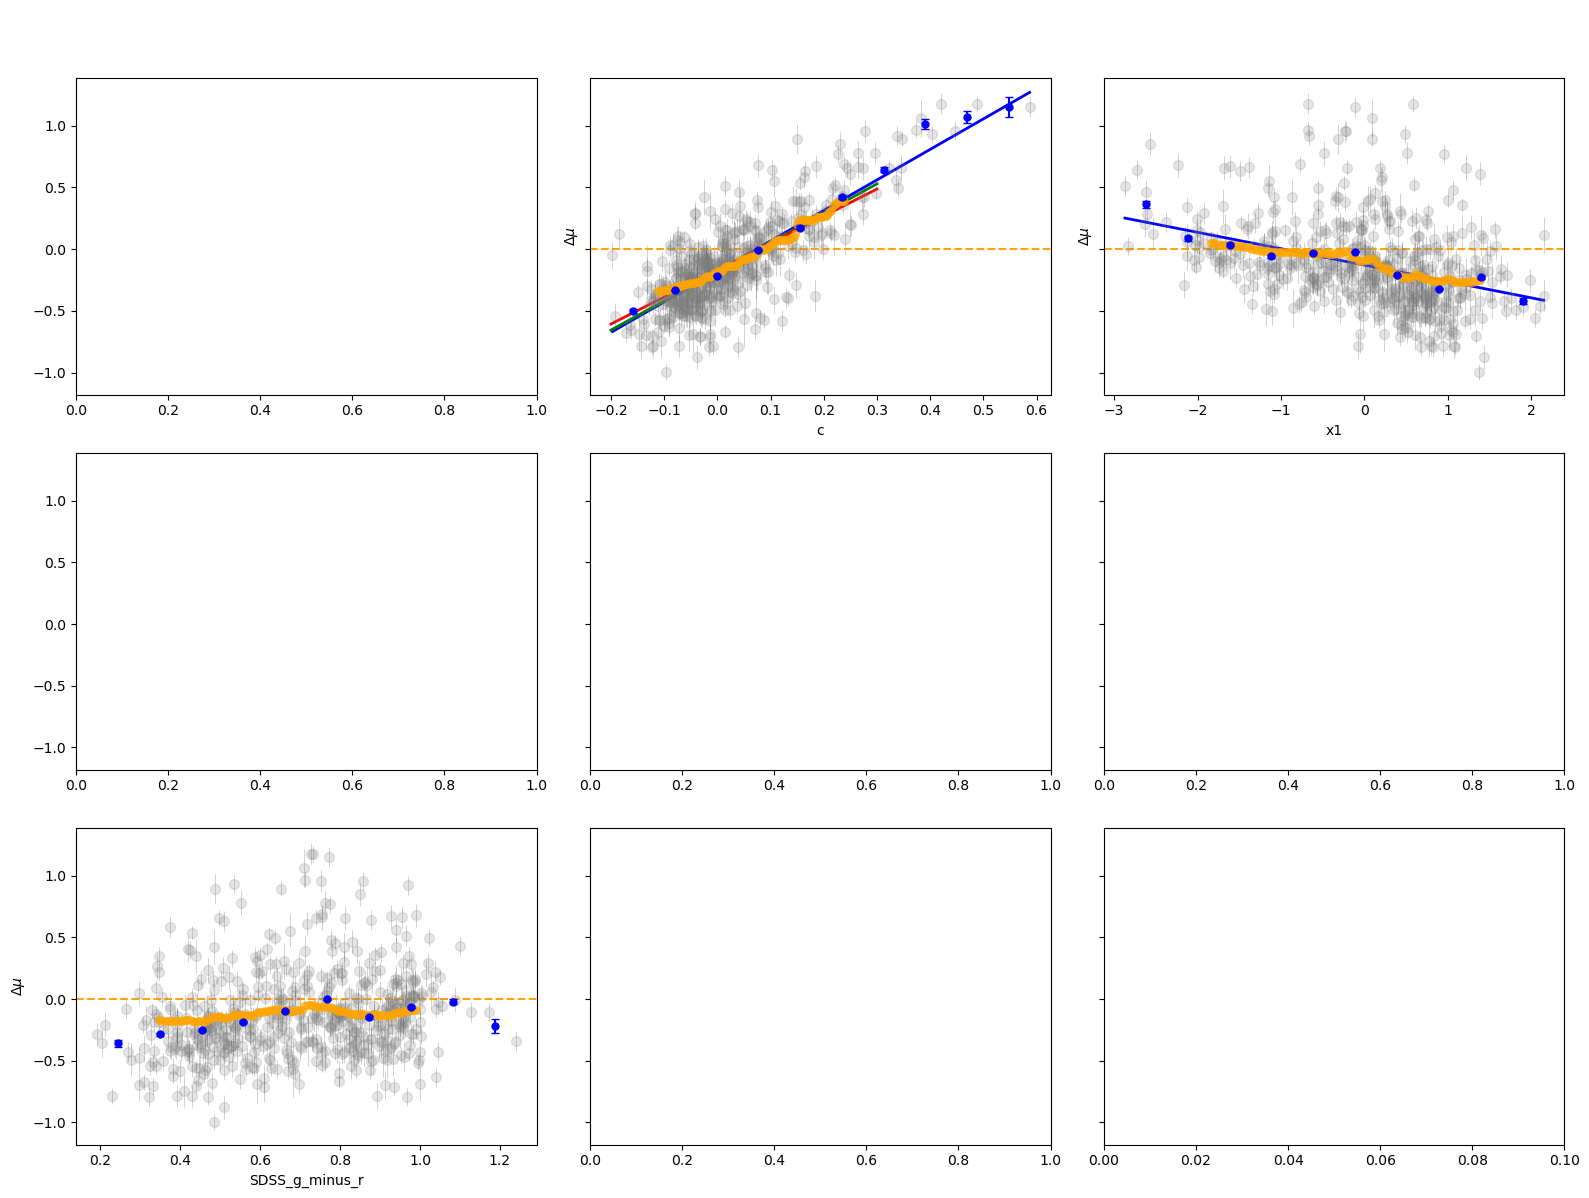
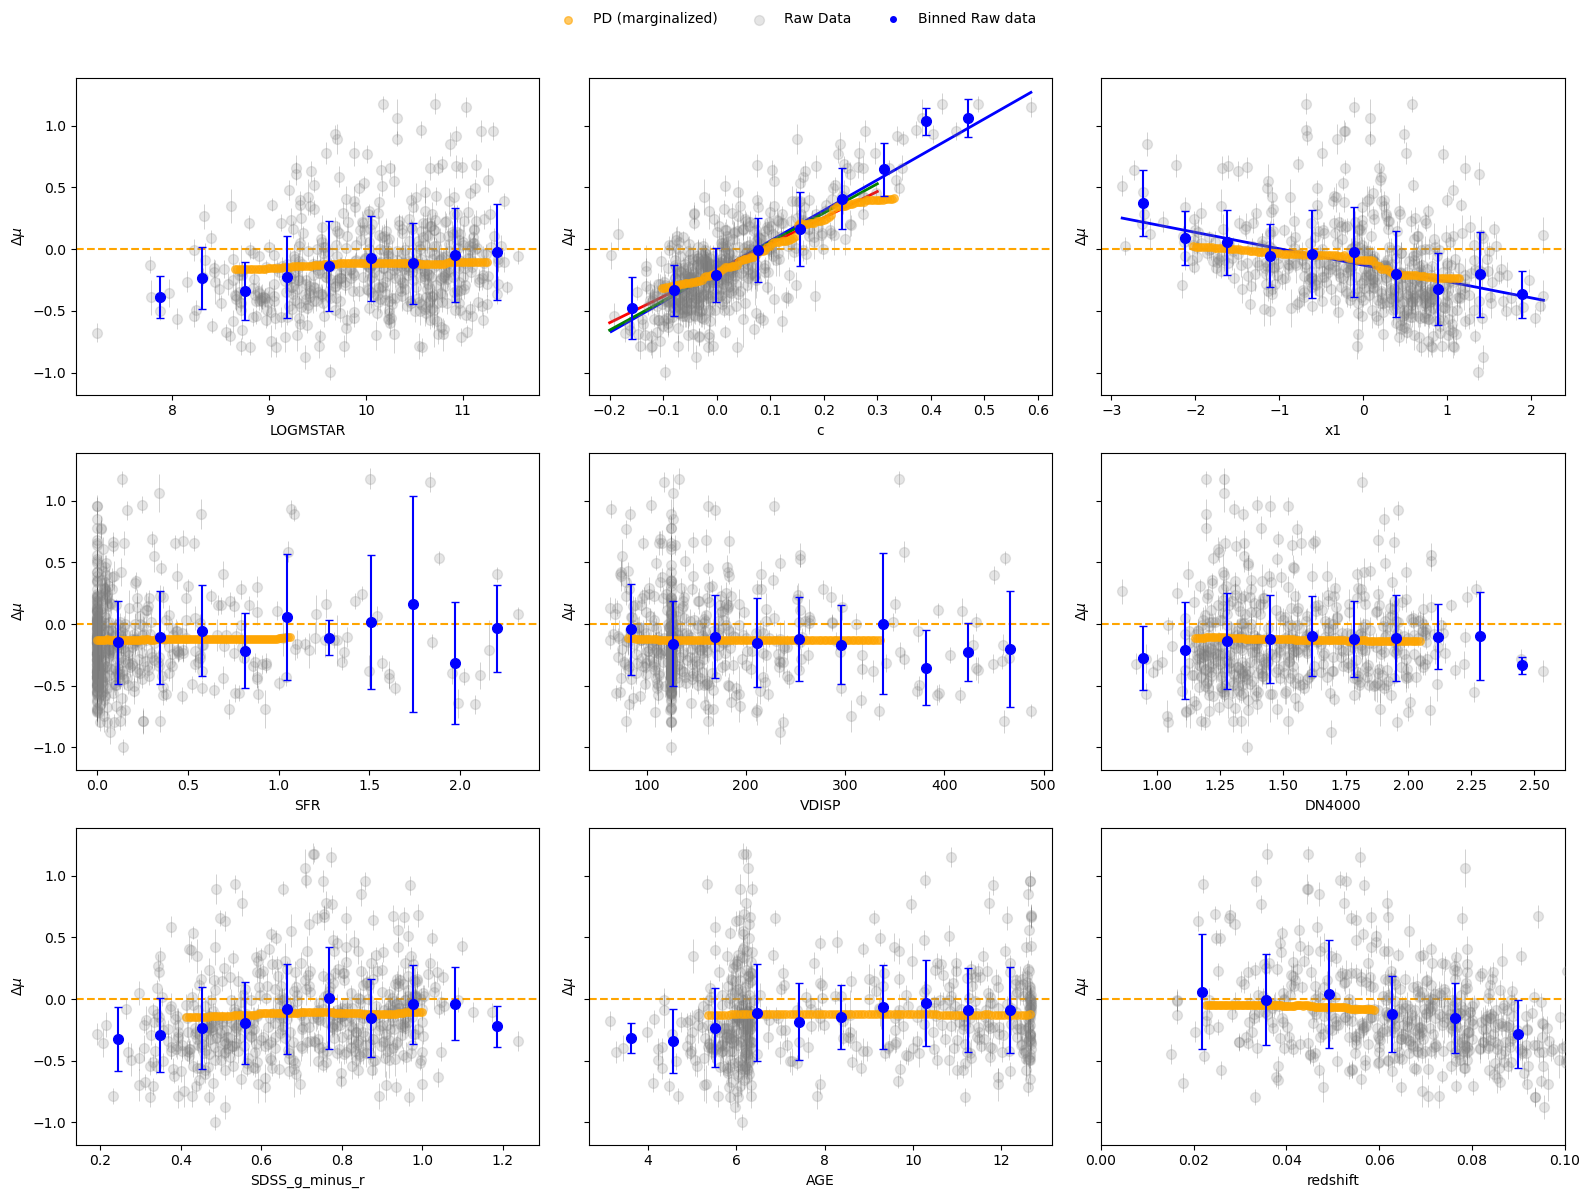
The change to this notebook cell's code, shown as a diff; its figure went from the first image to the second:
--- before
+++ after
@@ -2,5 +2,5 @@
     # Full feature matrix in training order
     X_pd = X[feature_cols]
-
+    X_pd = X_pd[X_pd.redshift <= 0.06]  # Apply redshift cut upstream
     # Partial dependence for this feature
     res = partial_dependence(
@@ -33,5 +33,6 @@
 
 # Row 1
-# plot_pd_panel(axes[0, 0], "LOGMSTAR", rf, X, feature_cols, nbins=nbins, method="recursion")
+plot_pd_panel(axes[0, 0], "LOGMSTAR", rf, X, feature_cols, nbins=nbins, method="recursion")
+
 plot_pd_panel(axes[0, 1], "c",        rf, X, feature_cols, nbins=nbins, method="recursion")
 # Existing full-range fit
@@ -65,12 +66,12 @@
 
 # Row 2
-# plot_pd_panel(axes[1, 0], "SFR",      rf, X, feature_cols, nbins=nbins, method="recursion")
-# plot_pd_panel(axes[1, 1], "VDISP",    rf, X, feature_cols, nbins=nbins, method="recursion")
-# plot_pd_panel(axes[1, 2], "DN4000",   rf, X, feature_cols, nbins=nbins, method="recursion")
+plot_pd_panel(axes[1, 0], "SFR",      rf, X, feature_cols, nbins=nbins, method="recursion")
+plot_pd_panel(axes[1, 1], "VDISP",    rf, X, feature_cols, nbins=nbins, method="recursion")
+plot_pd_panel(axes[1, 2], "DN4000",   rf, X, feature_cols, nbins=nbins, method="recursion")
 
 # Row 3
 plot_pd_panel(axes[2, 0], "SDSS_g_minus_r", rf, X, feature_cols, nbins=nbins, method="recursion")
-# plot_pd_panel(axes[2, 1], "AGE",            rf, X, feature_cols, nbins=nbins, method="recursion")
-# plot_pd_panel(axes[2, 2], "redshift",       rf, X, feature_cols, nbins=20, method="recursion")
+plot_pd_panel(axes[2, 1], "AGE",            rf, X, feature_cols, nbins=nbins, method="recursion")
+plot_pd_panel(axes[2, 2], "redshift",       rf, X, feature_cols, nbins=20, method="recursion")
 axes[2, 2].set_xlim(0, 0.1)
 

Commit: minor commit